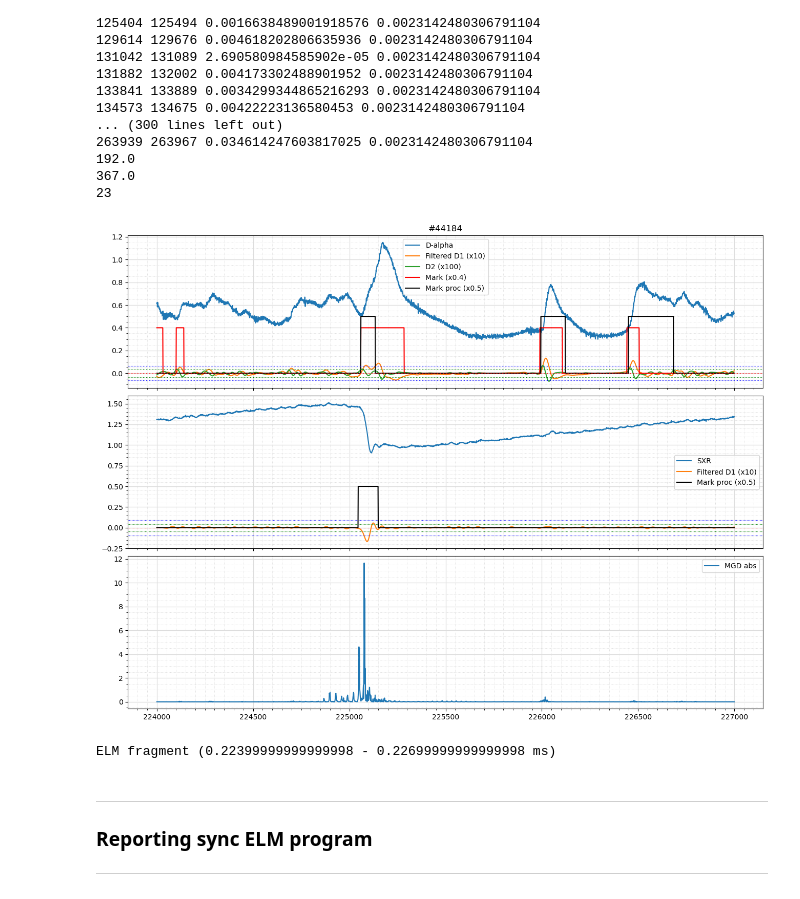
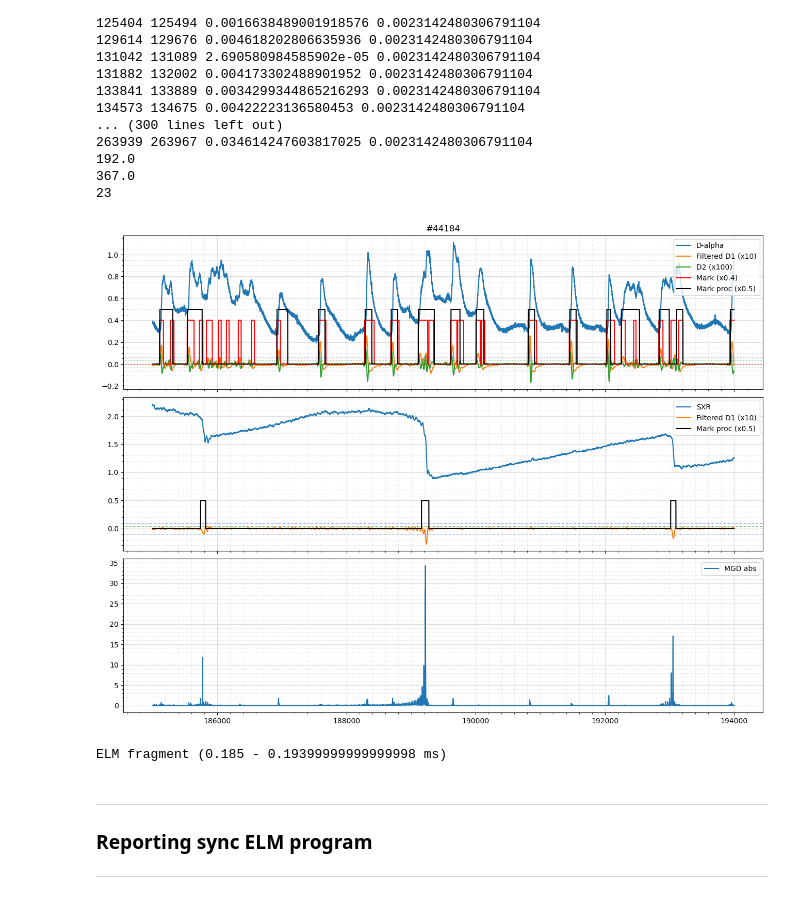
Before and after one commit to feodorrussia/Plasma_analysis, a Jupyter notebook: Marking system.ipynb, the cells around one changed output. Cells and saved outputs as stored; diff of their text form; code cells hidden in the pictures.

```diff
--- a/Marking system.ipynb
+++ b/Marking system.ipynb
@@ -349,10 +371,10 @@ def get_d2_peaks(diff_data: np.array, mark_data: np.array, s_i: int) -> np.array
 
 mode_plotting = 0  # int(input("Input visualising mode [ 0 - manual | 1 - only marked ]:"))
 # mode_marking = int(input("Input marking mode (0 - manual | 1 - semiauto): ").strip().split()[0])
-l_edge = 224000  # int(input(f"Input start index [0:{df.shape[0]//1000*1000}]: ").strip().split()[0])
+l_edge = 185000  # int(input(f"Input start index [0:{df.shape[0]//1000*1000}]: ").strip().split()[0])
 # print("---")
 step = 2000
-width = 3000
+width = 9000
 
 step_away = 10
 
@@ -415,35 +437,35 @@ while l_edge < df.shape[0]:
     ax3.grid(which='major', color='#DDDDDD', linewidth=0.9)
     ax3.grid(which='minor', color='#DDDDDD', linestyle=':', linewidth=0.7)
     ax3.minorticks_on()
     ax3.xaxis.set_minor_locator(AutoMinorLocator(10))
 
     plt.show()
 
     # res = list(map(int, input(f"Input index pairs of ELM fragments ({df.t[l_edge]} - {df.t[r_edge]} ms):\n").strip().split()))
     # for i in range(0, len(res), 2):
     #     board_ind = [res[i], res[i+1]]
 
     #     mark = float(input("Input mark to set [ 0 | 1 | 2 ]: "))
 
     #     if mode_marking and mark > 0:
     #         board_ind = get_borders(df.loc[res[i]:res[i + 1], "ch1"].to_numpy(), scale=1.5)
     #         board_ind[0] = max(board_ind[0] - step_away + res[i], 0)
     #         board_ind[1] += res[i]
 
     #     df.loc[board_ind[0]:board_ind[1], "ch1_marked"] = mark
 
     print(f"ELM fragment ({df.t[l_edge]} - {df.t[r_edge]} ms)\n")
     break
     # input(f"ELM fragment ({df.t[l_edge]} - {df.t[r_edge]} ms)\n")
 
     plt.close()
     plt.clf()
     l_edge += step
 
 # 217500
 # %% [output]
-[figure, old version]
+[figure, new version]
-ELM fragment (0.22399999999999998 - 0.22699999999999998 ms)
+ELM fragment (0.185 - 0.19399999999999998 ms)
 # %% [markdown]
 ---
 ### Reporting sync ELM program
```
Also changed, not shown: parts of 7 cells of this notebook.
